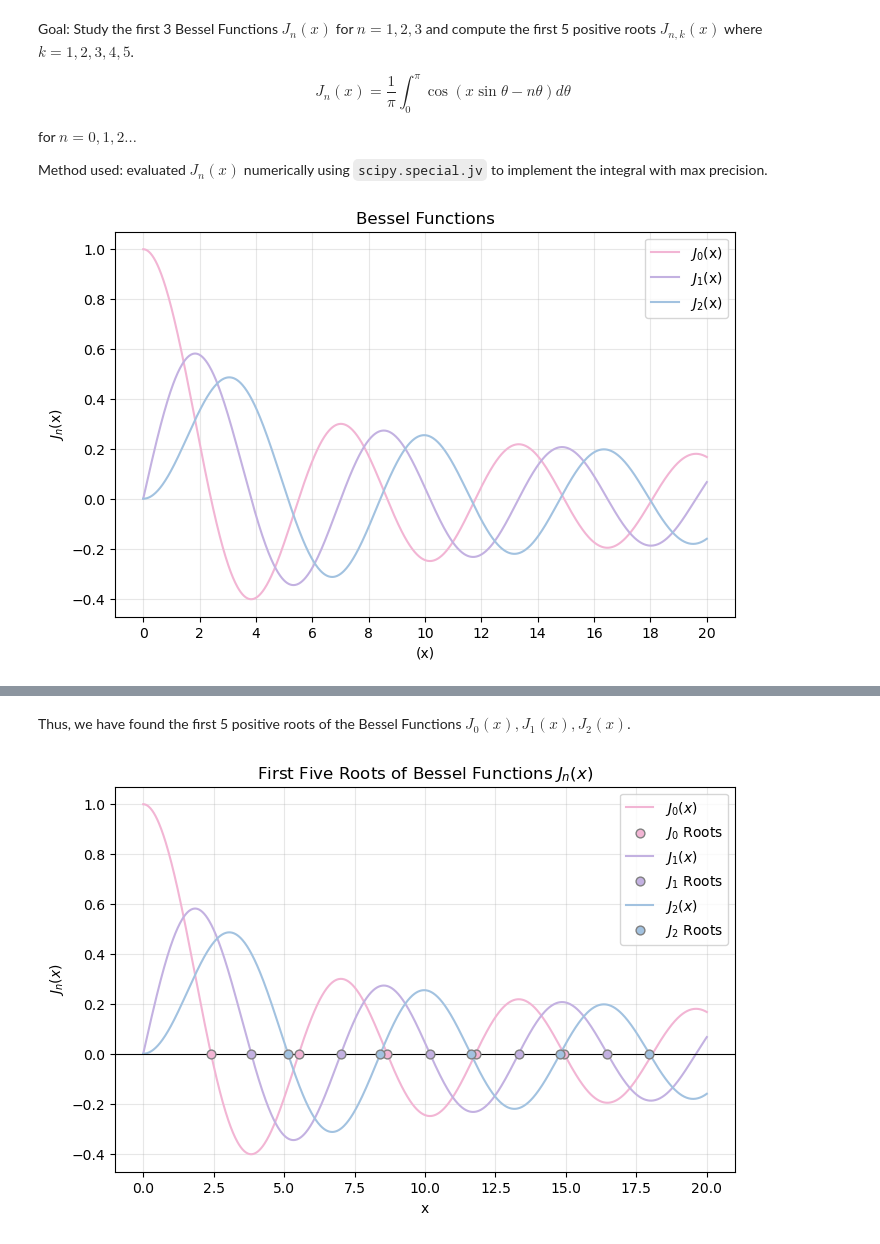
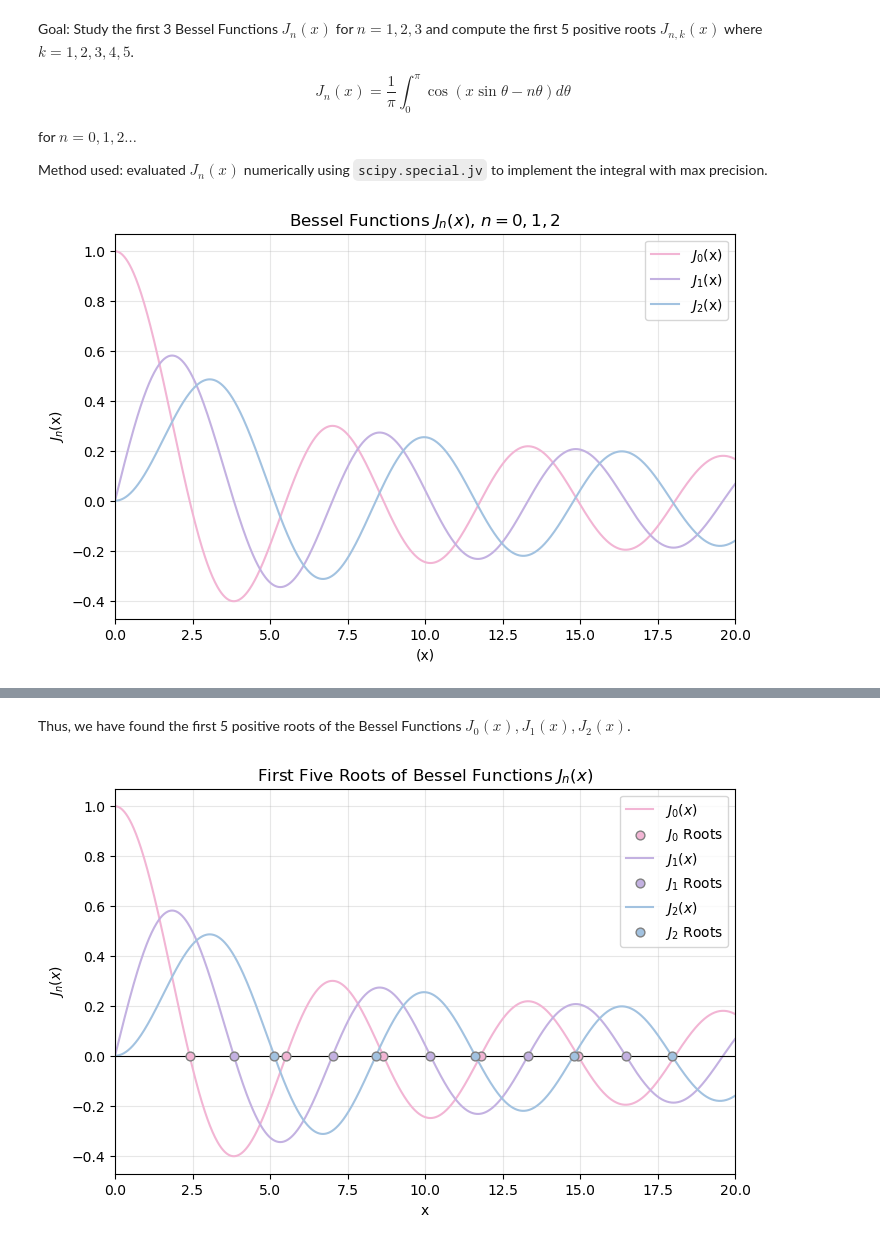
Before and after one commit to lilyminguyen/CS-323E-Projects, a Jupyter notebook: P2 - Bessel Functions/Bessel_Functions.ipynb, the cells around one changed output, grey strips where cells are left out. Saved outputs shown, nothing was run; the diff lists cells and outputs as text; code cells hidden in the pictures.

```diff
--- a/P2 - Bessel Functions/Bessel_Functions.ipynb
+++ b/P2 - Bessel Functions/Bessel_Functions.ipynb
@@ -17,28 +17,28 @@ Method used: evaluated $J_n(x)$ numerically using `scipy.special.jv` to implemen
 # %%
 # define bessen function of order n
 def J_n(x, n):
     return jv(n, x)
 
 # plot J0(x), J1(x), J2(x) from x=0 to x=20
 
 # range and orders
 x = np.linspace(0, 20, 1000)
 n = [0, 1, 2]
 
 cute_colors = ['#F2B5D4', '#C3B1E1', '#A2C2E0']
 
 plt.figure(figsize=(8,5))
 for i in range(len(n)):
     plt.plot(x, J_n(x, n[i]), color=cute_colors[i], label=f'$J_{n[i]}$(x)')
+plt.xlim(0,20)
 plt.xlabel('(x)')
 plt.ylabel('$J_n$(x)')
-plt.title('Bessel Functions')
+plt.title('Bessel Functions $J_n(x)$, $n=0,1,2$')
 plt.legend()
 plt.grid(alpha=0.3)
-plt.xticks(np.arange(0, 21, 2))
 plt.show()
 # %% [output]
-[figure, old version]
+[figure, new version]
 # %%
 # use fsolve to find the exact roots numerically                                                                                                                                                                                                          ']
 guesses = {
@@ -90,6 +90,7 @@ for i, order in enumerate(n):
                 edgecolor='0.5', zorder=5, s=40, label=f'$J_{order}$ Roots')
 
 plt.axhline(0, color='k', linewidth=0.8)
+plt.xlim(0,20)
 plt.xlabel('x')
 plt.ylabel('$J_n(x)$')
 plt.title('First Five Roots of Bessel Functions $J_n(x)$')
@@ -97,4 +98,4 @@ plt.legend()
 plt.grid(alpha=0.3)
 plt.show()
 # %% [output]
-[figure, old version]
+[figure, new version]
```
